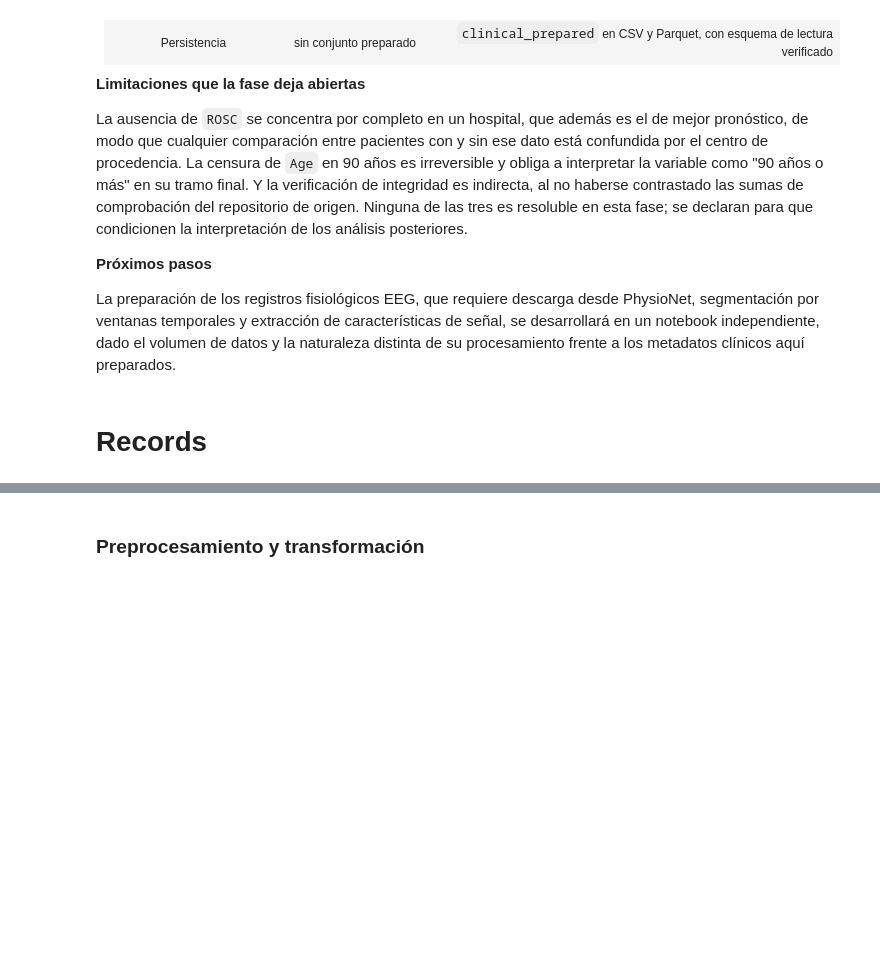
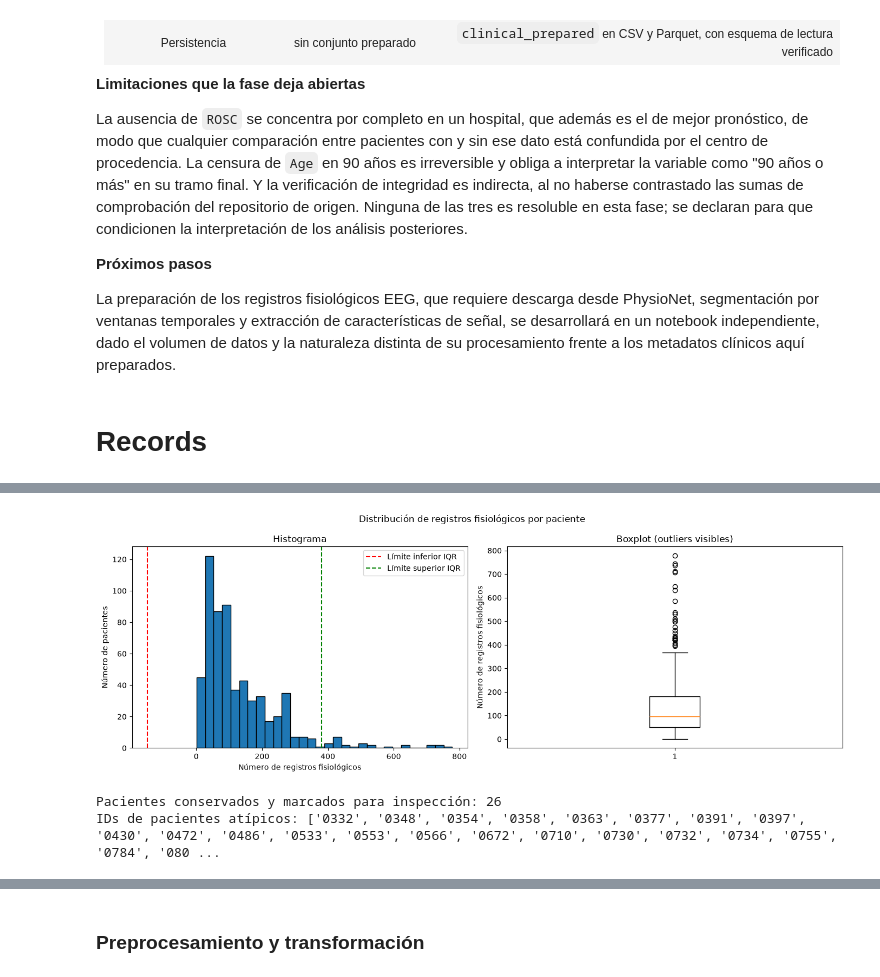
Before and after one commit to AlejandraJaramillo19/mlda-project_, a Jupyter notebook: notebooks/03_data_preparation/03_data_preparation.ipynb, the cells around one changed output, grey strips where cells are left out. Drawn from its saved outputs; the diff is of its cells as text; code cells hidden in the pictures; blank space fills up the shorter version.

```diff
--- a/notebooks/03_data_preparation/03_data_preparation.ipynb
+++ b/notebooks/03_data_preparation/03_data_preparation.ipynb
@@ -3159,0 +4378,10 @@ La preparación de los registros fisiológicos EEG, que requiere descarga desde
+# %%
+records_per_patient = (
+    records_df
+    .groupby("Patient")
+    .size()
+    .rename("Number_of_records")
+)
+print(records_per_patient)
+
+display(records_per_patient.describe())
@@ -3159,0 +4561,20 @@ La preparación de los registros fisiológicos EEG, que requiere descarga desde
+# %%
+fig, axes = plt.subplots(1, 2, figsize=(14, 5))
+
+axes[0].hist(records_per_patient, bins=30, edgecolor="black")
+axes[0].axvline(lower_bound, linestyle="--", color="red", label="Límite inferior IQR")
+axes[0].axvline(upper_bound, linestyle="--", color="green", label="Límite superior IQR")
+axes[0].set_xlabel("Número de registros fisiológicos")
+axes[0].set_ylabel("Número de pacientes")
+axes[0].set_title("Histograma")
+axes[0].legend()
+
+axes[1].boxplot(records_per_patient, vert=True)
+axes[1].set_ylabel("Número de registros fisiológicos")
+axes[1].set_title("Boxplot (outliers visibles)")
+
+fig.suptitle("Distribución de registros fisiológicos por paciente")
+plt.tight_layout()
+plt.show()
+# %% [output]
+[figure, added]
@@ -3159,0 +4586,12 @@ La preparación de los registros fisiológicos EEG, que requiere descarga desde
+# %%
+outlier_patient_ids = outlier_patients.index.tolist()
+
+print(
+    "Pacientes conservados y marcados para inspección:",
+    len(outlier_patient_ids)
+)
+
+print("IDs de pacientes atípicos:", outlier_patient_ids)
+# %% [output]
+Pacientes conservados y marcados para inspección: 26
+IDs de pacientes atípicos: ['0332', '0348', '0354', '0358', '0363', '0377', '0391', '0397', '0430', '0472', '0486', '0533', '0553', '0566', '0672', '0710', '0730', '0732', '0734', '0755', '0784', '080 ...
```
Also changed, not shown: parts of 183 cells of this notebook.
